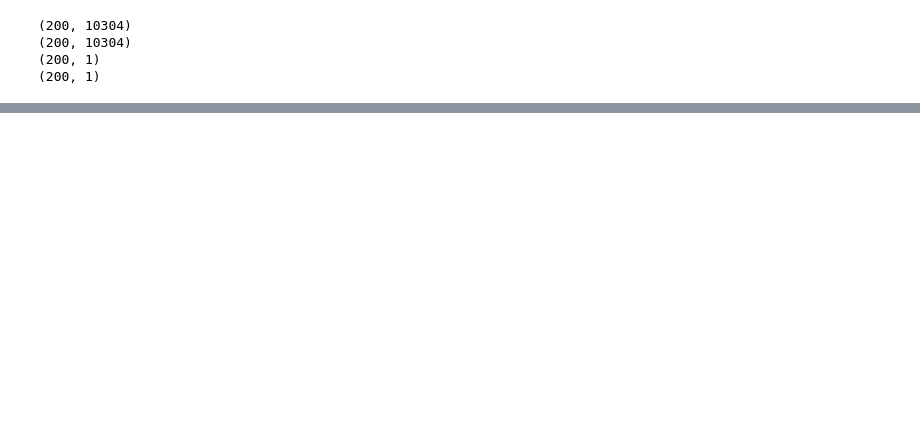
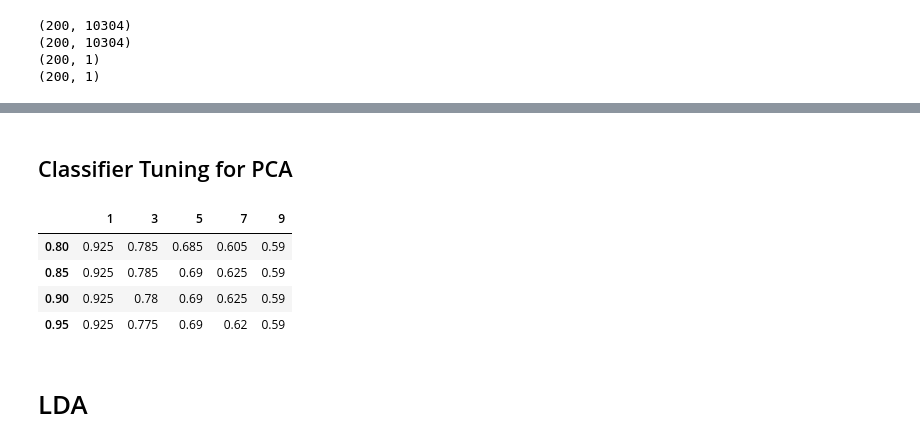
Before and after one commit to ahmedsamir459/Face-Recognition, a Jupyter notebook: PCA_LDA.ipynb, the cells around one changed output, grey strips where cells are left out. Drawn from its saved outputs; the diff is of its cells as text; code cells hidden in the pictures; blank space fills up the shorter version.

```diff
--- a/PCA_LDA.ipynb
+++ b/PCA_LDA.ipynb
@@ -100,0 +105,20 @@ print(Test(0.85))
+# %% [markdown]
+## Classifier Tuning for PCA
+# %%
+alphas = [0.8, 0.85, 0.9, 0.95]
+k_values = [1, 3, 5, 7, 9]
+df = pd.DataFrame(index=alphas, columns=k_values)
+for alpha in alphas:
+    for k in k_values:
+        accuracy = Test(alpha, k)
+        df.loc[alpha, k] = accuracy
+
+df
+# %% [output]
+|  | 1 | 3 | 5 | 7 | 9 |
+| 0.80 | 0.925 | 0.785 | 0.685 | 0.605 | 0.59 |
+| 0.85 | 0.925 | 0.785 | 0.69 | 0.625 | 0.59 |
+| 0.90 | 0.925 | 0.78 | 0.69 | 0.625 | 0.59 |
+| 0.95 | 0.925 | 0.775 | 0.69 | 0.62 | 0.59 |
+# %% [markdown]
+# LDA
```
Also changed, not shown: parts of 10 cells of this notebook.
